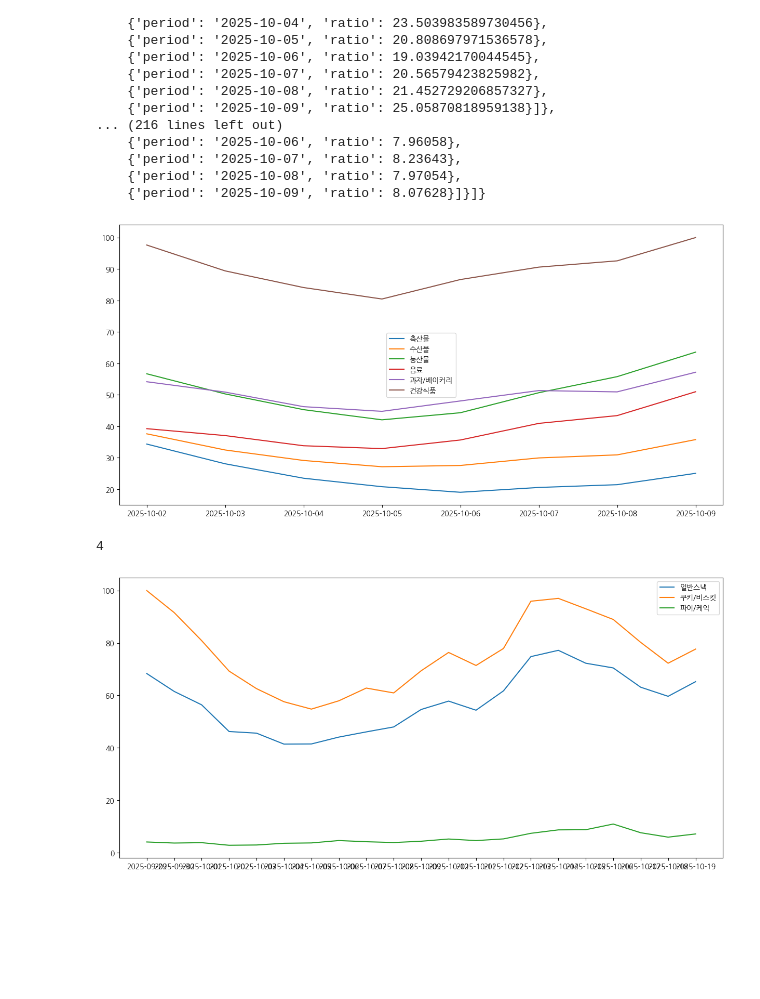
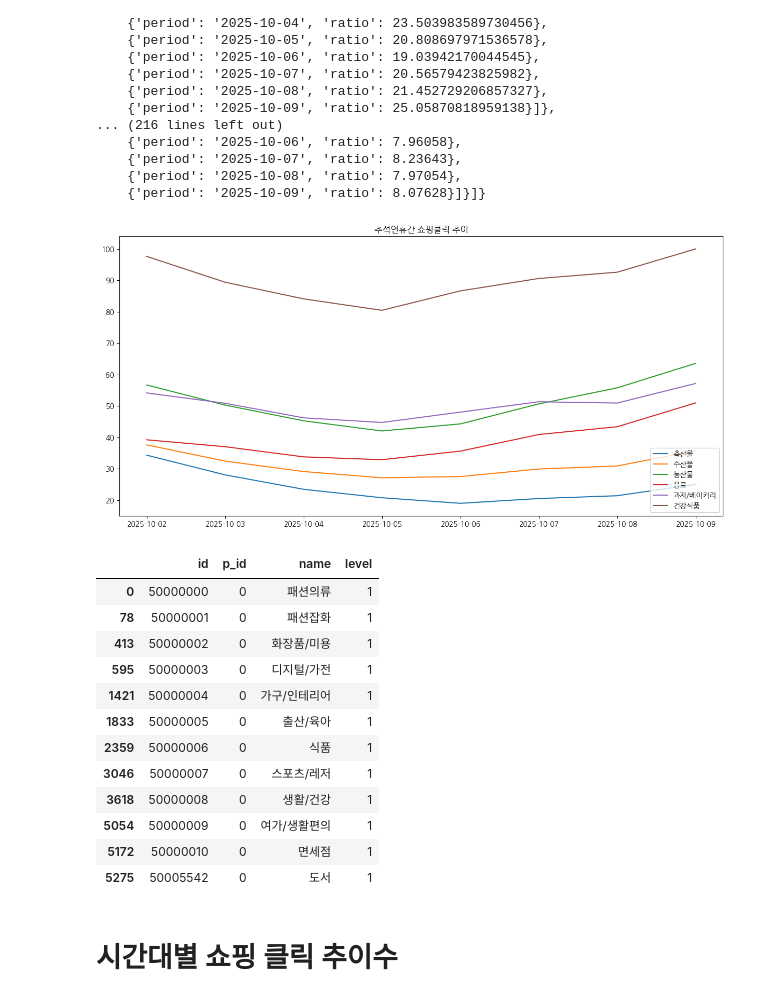
Before and after one commit to addinedu-ros-11th/eda-repo-2, a Jupyter notebook: ShoppingList/visualization.ipynb, the cells around one changed output. Cells and saved outputs as stored; diff of their text form; code cells hidden in the pictures; blank space fills up the shorter version.

```diff
--- a/ShoppingList/visualization.ipynb
+++ b/ShoppingList/visualization.ipynb
@@ -69,10 +69,11 @@ import koreanize_matplotlib
 # %%
 
 plt.figure(figsize=(15,7))
 for i, title in enumerate(data_title):
     if max(data_ratio[i]) > 30:
         plt.plot(data_period[i], data_ratio[i], label=title)
-plt.legend()
+plt.legend(loc='lower right')
+plt.title('추석연휴간 쇼핑클릭 추이')
 plt.show()
 # %% [output]
-[figure, old version]
+[figure, new version]
@@ -79,35 +87,27 @@ plt.show()
 # %%
-food = df_category[df_category['p_id'] == 50016901] # 음식 카테고리
-b = food[['id','name']].to_dict('tight')
-to_be_found = np.array(b['data'])
-test_category_list = napi.listToCategoryDict(to_be_found)
-print(len(test_category_list))
-res = napi.createTrendData(client_id, client_secret, test_category_list, "2025-09-29", "2025-10-19", gender='f', ages=['20','30'])
+current_dir = os.getcwd()
+#print(current_dir)
+dotenv_path = os.path.join(current_dir, '.env')
+load_dotenv(dotenv_path=dotenv_path)
+client_id = os.getenv("NAVER_CLIENT_ID")
+client_secret = os.getenv("NAVER_CLIENT_SECRET")
 
-with open('output/res_temp.json', 'w', encoding='utf-8') as f:
-            json.dump(res, f, ensure_ascii=False, indent=4)
-
-datalist=res['datalist']
-data_period = []
-data_ratio = []
-data_title = []
-for dd in datalist:
-    data_title.append(dd['title'])
-    temp = []
-    temp1 = []
-    for ddd in dd['data']:
-        temp.append(ddd['ratio'])
-        temp1.append(ddd['period'])
-    data_ratio.append(temp)
-    data_period.append(temp1)
-
-
-plt.figure(figsize=(15,7))
-for i, title in enumerate(data_title):
-    if max(data_ratio[i])>10:
-        plt.plot(data_period[i], data_ratio[i], label=title)
-plt.legend()
-plt.show()
+categroy_json = pd.read_json('output/naverCategoryTable.json')
+df_category = pd.DataFrame(categroy_json)
+df_category[df_category['level']==1]
 # %% [output]
-4
-[figure, removed]
+|  | id | p_id | name | level |
+| 0 | 50000000 | 0 | 패션의류 | 1 |
+| 78 | 50000001 | 0 | 패션잡화 | 1 |
+| 413 | 50000002 | 0 | 화장품/미용 | 1 |
+| 595 | 50000003 | 0 | 디지털/가전 | 1 |
+| 1421 | 50000004 | 0 | 가구/인테리어 | 1 |
+| 1833 | 50000005 | 0 | 출산/육아 | 1 |
+| 2359 | 50000006 | 0 | 식품 | 1 |
+| 3046 | 50000007 | 0 | 스포츠/레저 | 1 |
+| 3618 | 50000008 | 0 | 생활/건강 | 1 |
+| 5054 | 50000009 | 0 | 여가/생활편의 | 1 |
+| 5172 | 50000010 | 0 | 면세점 | 1 |
+| 5275 | 50005542 | 0 | 도서 | 1 |
+# %% [markdown]
+# 시간대별 쇼핑 클릭 추이수
```
Also changed, not shown: parts of 4 cells of this notebook, 1 other file.
